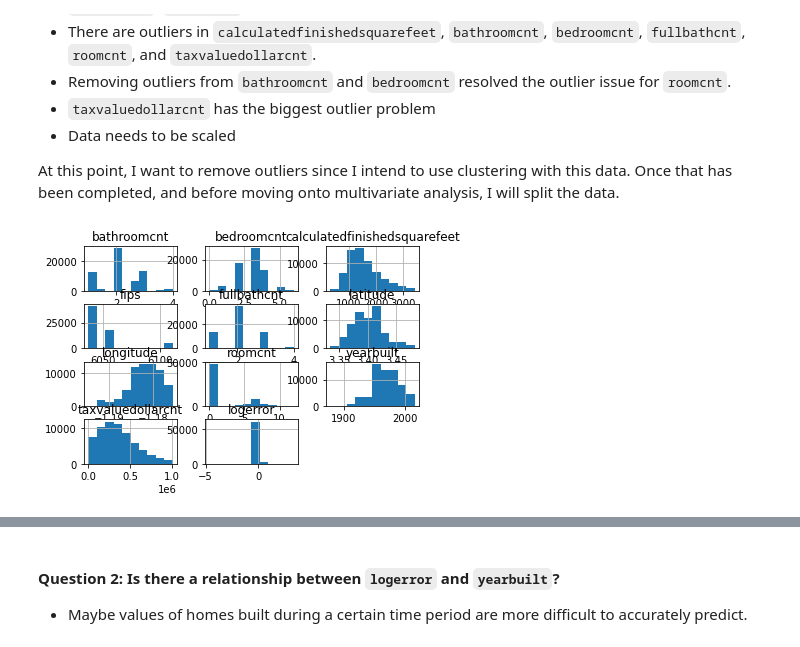
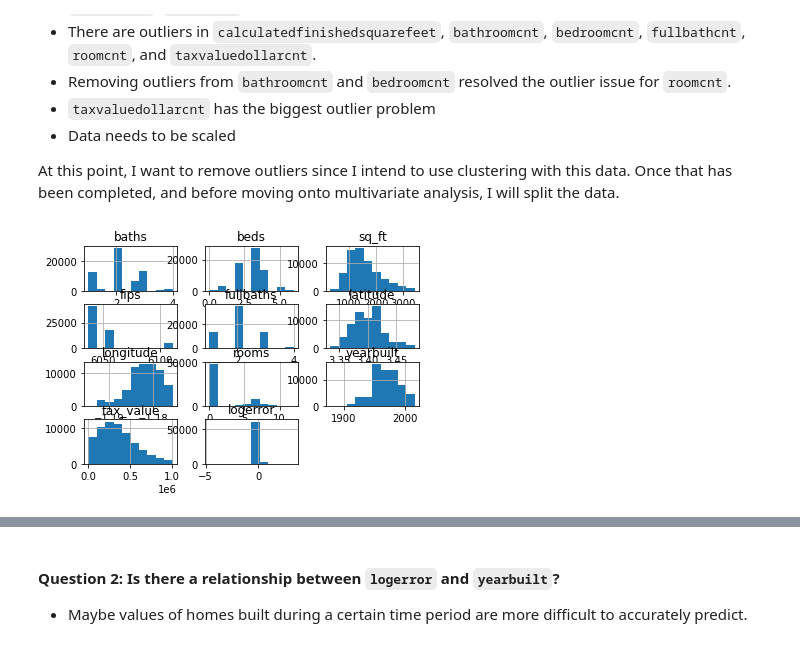
Before and after one commit to sophia-stewart/clustering-exercises, a Jupyter notebook: explore_zillow.ipynb, the cells around one changed output, grey strips where cells are left out. Saved outputs shown, nothing was run; the diff lists cells and outputs as text; code cells hidden in the pictures.

```diff
--- a/explore_zillow.ipynb
+++ b/explore_zillow.ipynb
@@ -68,12 +72,12 @@ def remove_outliers(df, cols, k):
     return df
 # %%
 # remove outliers
-zillow = remove_outliers(zillow, ['calculatedfinishedsquarefeet', 'bathroomcnt', 'bedroomcnt',
-                        'fullbathcnt', 'taxvaluedollarcnt'], 1.5)
+zillow = remove_outliers(zillow, ['sq_ft', 'baths', 'beds',
+                        'fullbaths', 'tax_value'], 1.5)
 # view updated distributions
 zillow.hist();
 # %% [output]
-[figure, old version]
+[figure, new version]
 # %%
 # function to split data
 def split_data(df):
```
Also changed, not shown: parts of 23 cells of this notebook.
